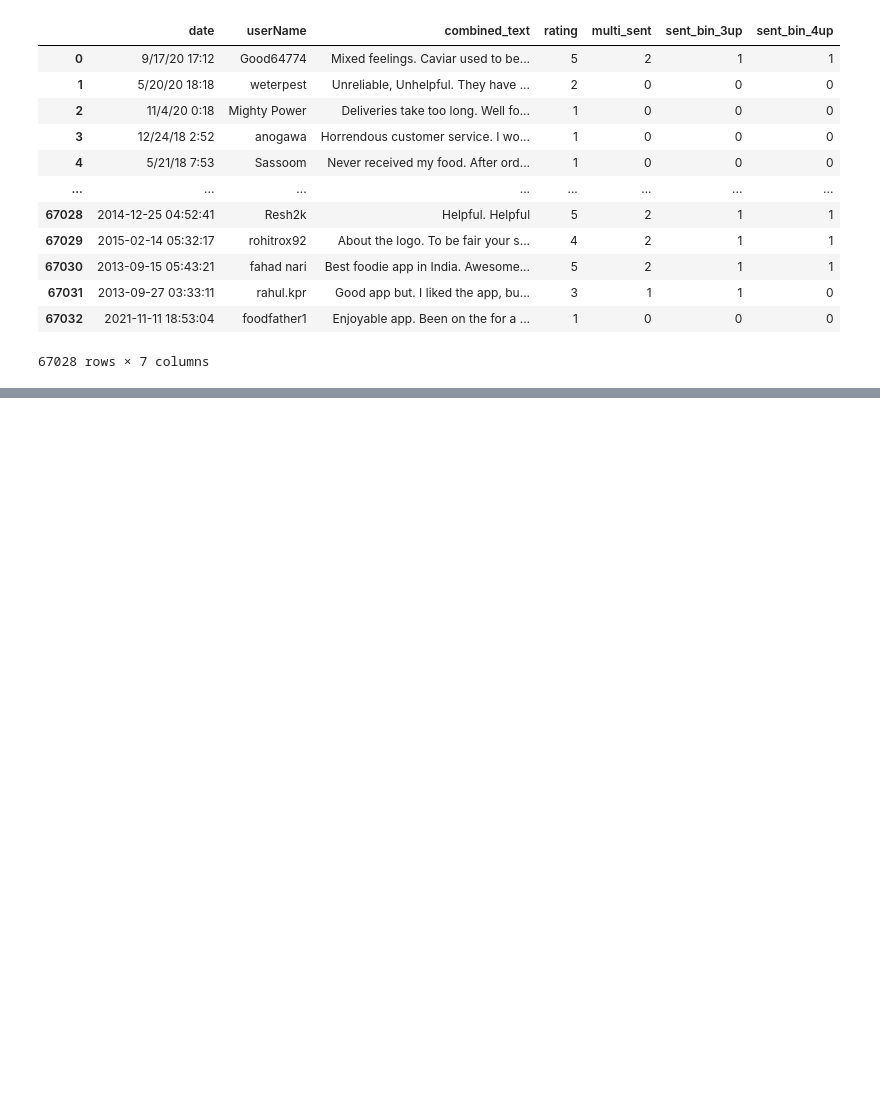
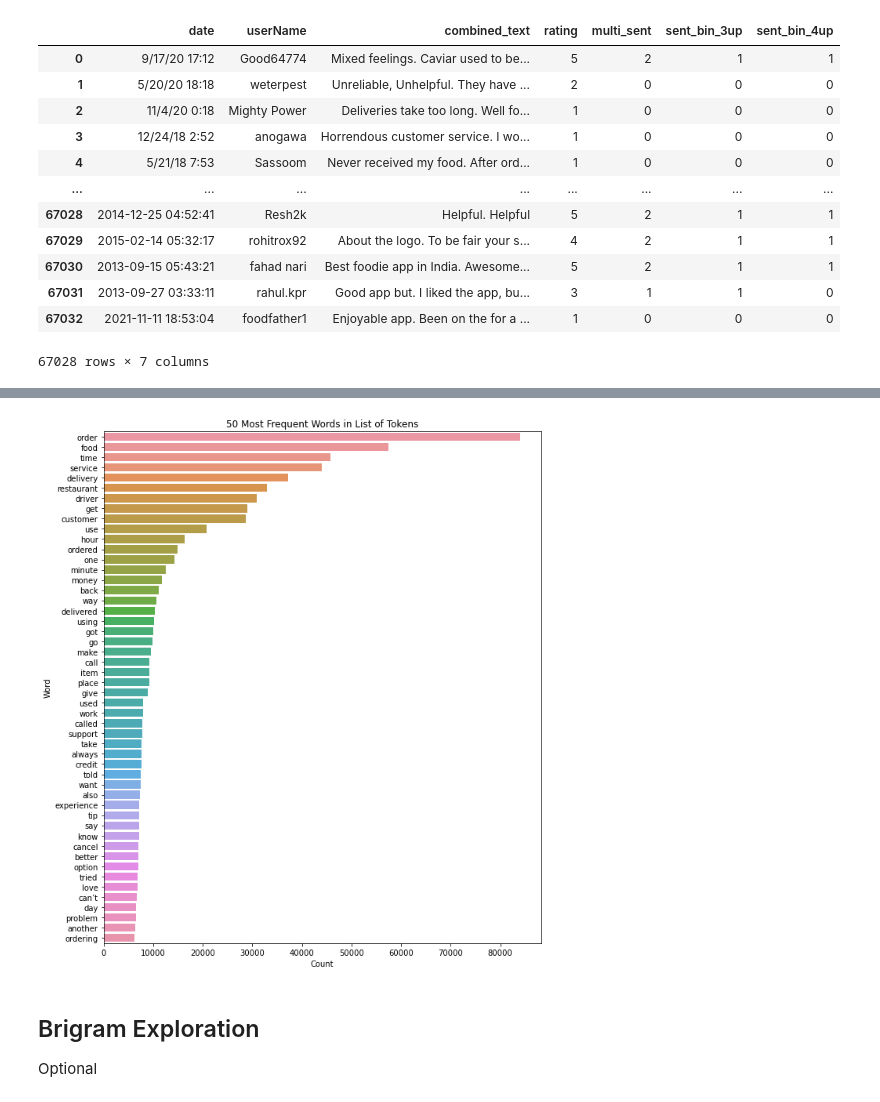
Before and after one commit to jennifernha/NLP-App-Reviews-Sentiment-Analysis, a Jupyter notebook: NLP-App-Sentiment-Analysis.ipynb, the cells around one changed output, grey strips where cells are left out. Saved outputs shown, nothing was run; the diff lists cells and outputs as text; code cells hidden in the pictures; blank space fills up the shorter version.

```diff
--- a/NLP-App-Sentiment-Analysis.ipynb
+++ b/NLP-App-Sentiment-Analysis.ipynb
@@ -511,0 +724,16 @@ final_df
+# %%
+# Add obvious indicator words to stopwords list
+stopwords_list.extend(['never', 'refund', 'like', 'great', 'issue', 'postmates', 'fee', 'good',
+                       'first', 'still', 'wrong', 'could', 'didn’t', 'has’t', 'don’t', 'door', 'dash', 'grub', 'hub'])
+# %%
+# Remove stopwords
+stopped_tokens = [w.lower() for w in lemmatized_tokens  if w.lower() \
+                  not in stopwords_list]
+# %%
+# Display frequency distribution of clean list of tokens
+most_freq(stopped_tokens,50, figsize=(12,25))
+# %% [output]
+[figure, added]
+# %% [markdown]
+## Brigram Exploration
+Optional
```
Also changed, not shown: parts of 77 cells of this notebook.
